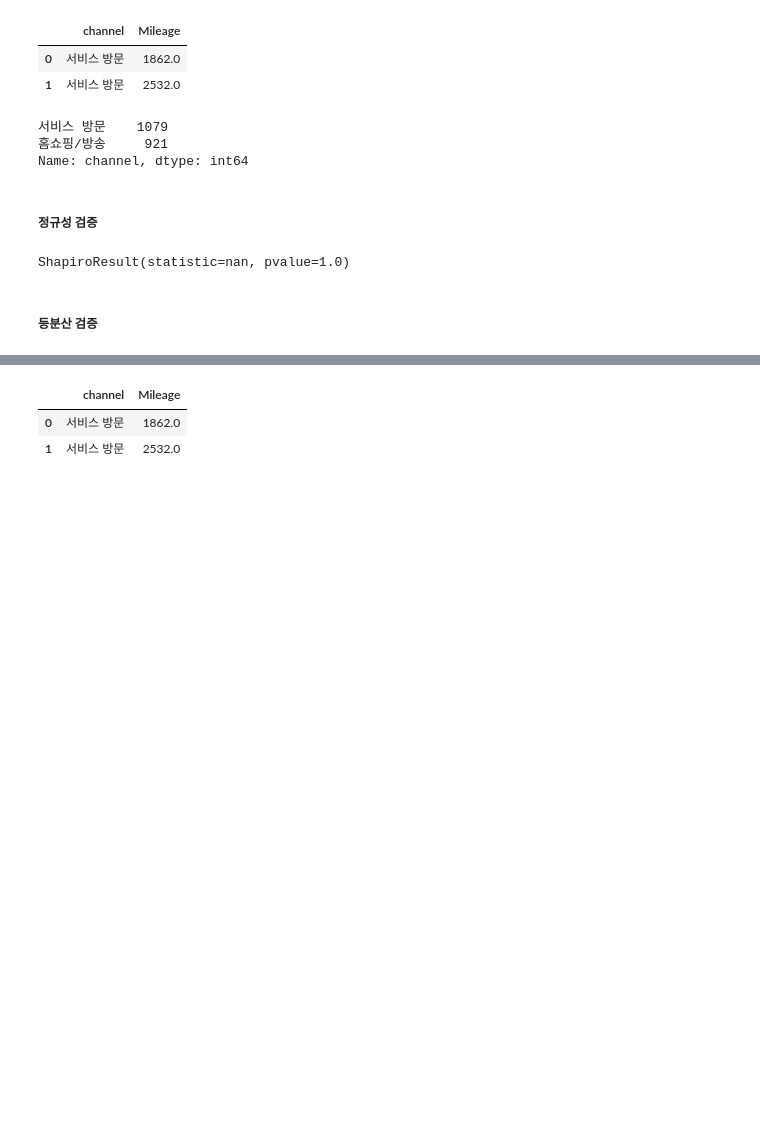
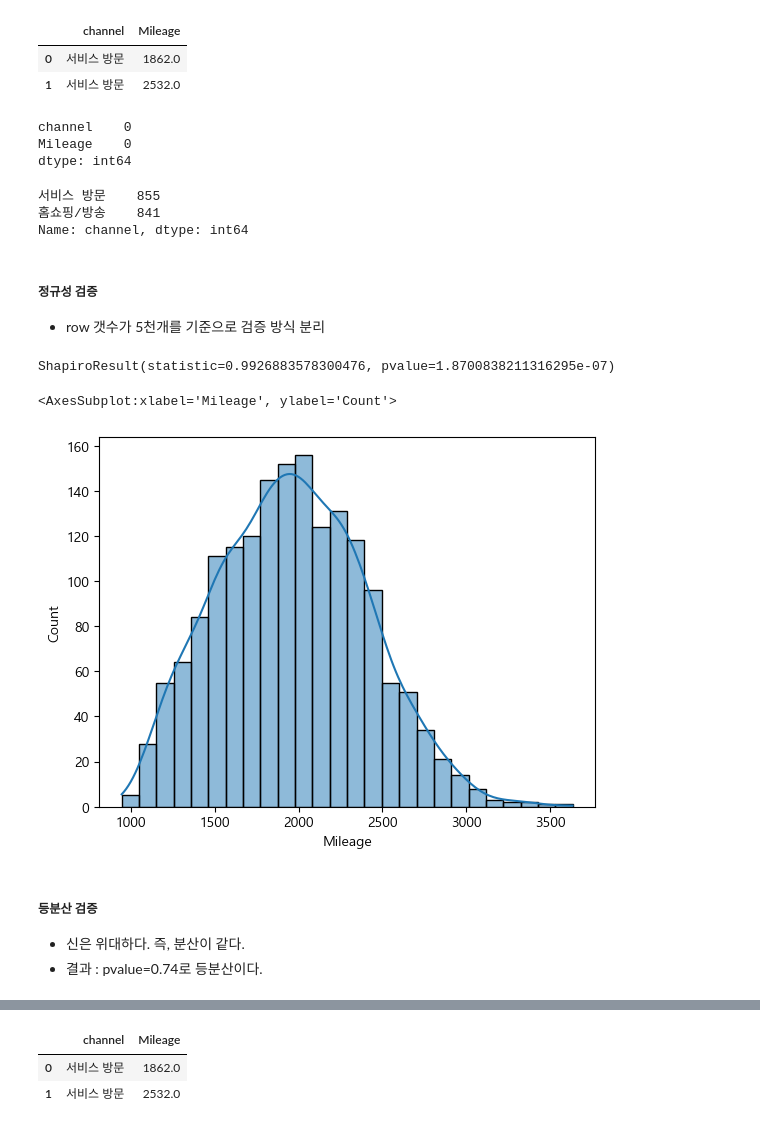
Before and after one commit to lovestar7914/study_data_analytics-1, a Jupyter notebook: codes/CDA/TypeOfContractChannel_CDA_mixed_Normal.ipynb, the cells around one changed output, grey strips where cells are left out. Cells and saved outputs as stored; diff of their text form; code cells hidden in the pictures; blank space fills up the shorter version.

```diff
--- a/codes/CDA/TypeOfContractChannel_CDA_mixed_Normal.ipynb
+++ b/codes/CDA/TypeOfContractChannel_CDA_mixed_Normal.ipynb
@@ -31,17 +31,33 @@ df_channel_Mileage[:2]
 |  | channel | Mileage |
 | 0 | 서비스 방문 | 1862.0 |
 | 1 | 서비스 방문 | 2532.0 |
+# %%
+df_channel_Mileage.isnull().sum()
+# %% [output]
+channel    0
+Mileage    0
+dtype: int64
+# %%
+df_channel_Mileage = df_channel_Mileage.dropna()
 # %%
 df_channel_Mileage['channel'].value_counts()
 # %% [output]
-서비스 방문    1079
-홈쇼핑/방송     921
+서비스 방문    855
+홈쇼핑/방송    841
 Name: channel, dtype: int64
 # %% [markdown]
 ##### 정규성 검증
+- row 갯수가 5천개를 기준으로 검증 방식 분리
 # %%
 stats.shapiro(df_channel_Mileage['Mileage'])
 # %% [output]
-ShapiroResult(statistic=nan, pvalue=1.0)
+ShapiroResult(statistic=0.9926883578300476, pvalue=1.8700838211316295e-07)
+# %%
+sns.histplot(data=df_channel_Mileage, x='Mileage', kde=True)
+# %% [output]
+<AxesSubplot:xlabel='Mileage', ylabel='Count'>
+[figure, added]
 # %% [markdown]
 ##### 등분산 검증
+- 신은 위대하다. 즉, 분산이 같다.
+- 결과 : pvalue=0.74로 등분산이다.
```
Also changed, not shown: parts of 8 cells of this notebook, 1 other file.
